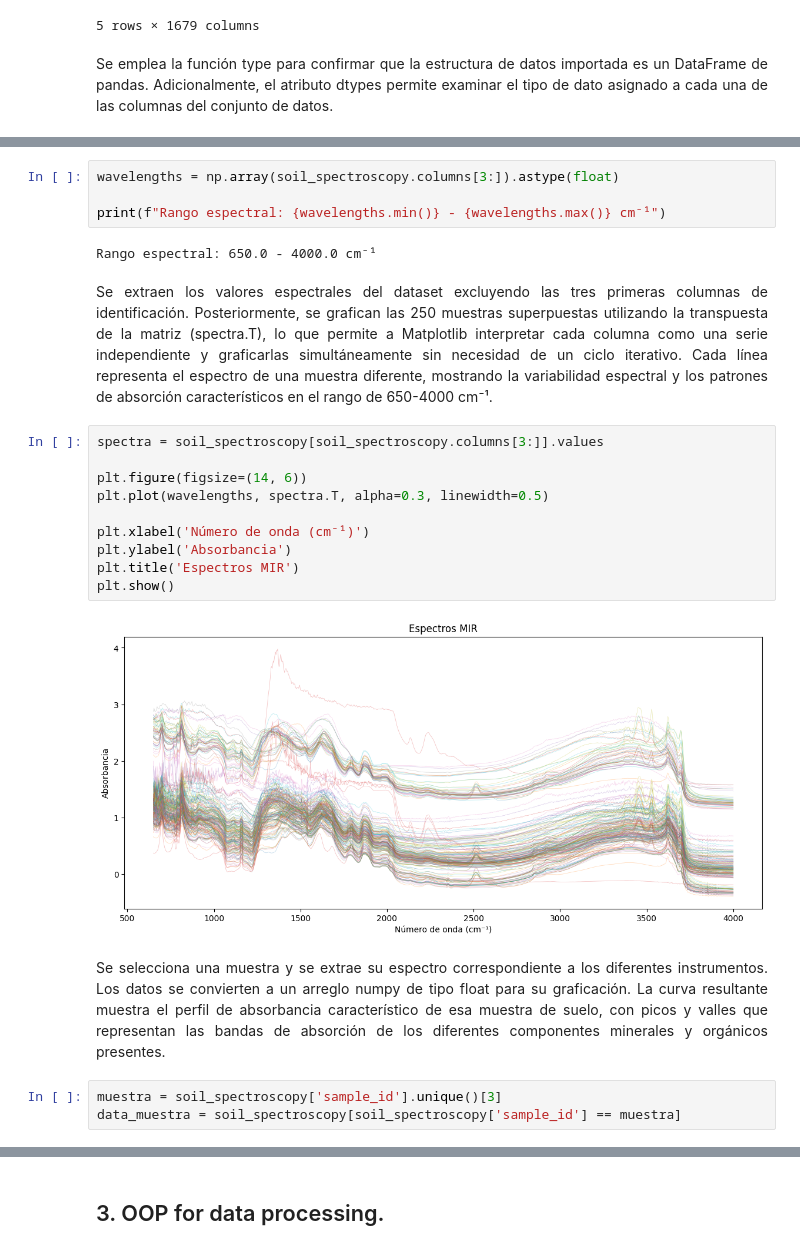
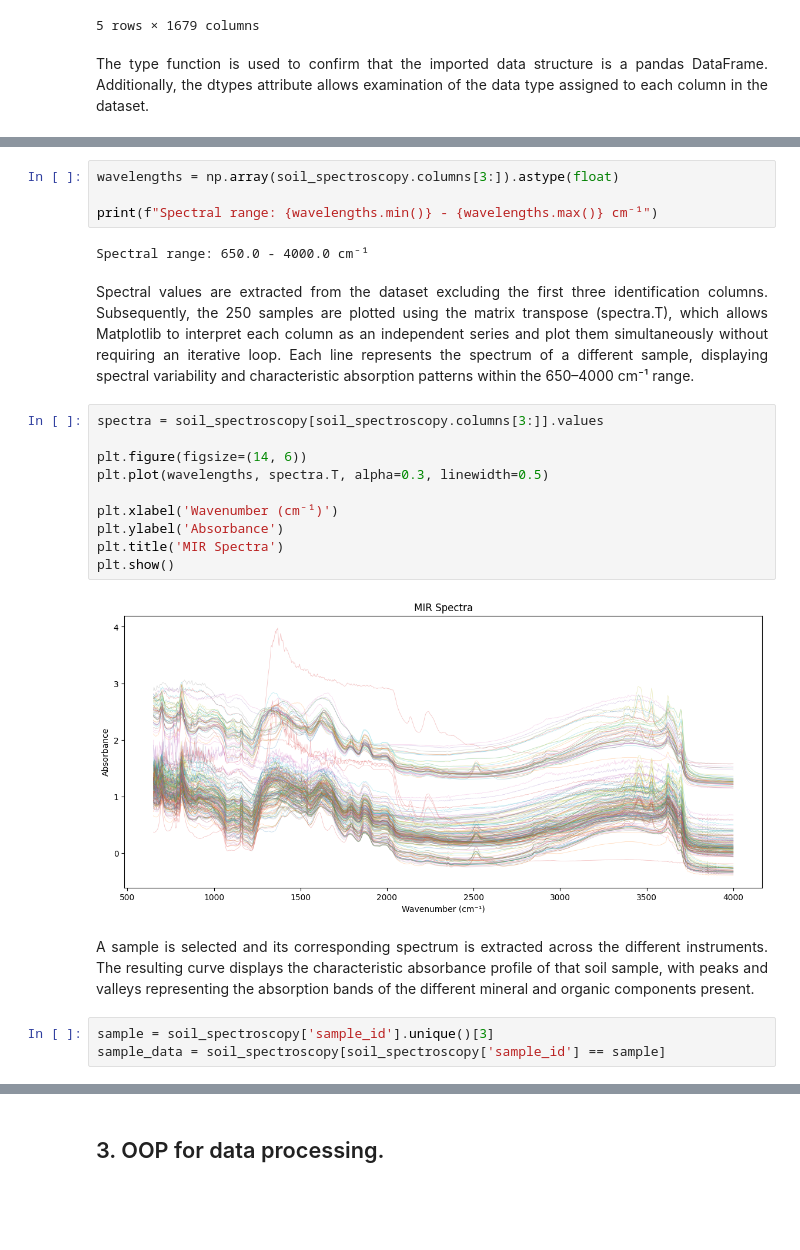
Before and after one commit to lucas-hernandez-02/scientific_programming, a Jupyter notebook: FIRST_LAB/FIRST_LAB.ipynb, the cells around one changed output, grey strips where cells are left out. Cells and saved outputs as stored; diff of their text form; blank space fills up the shorter version.

Commit message:
First_version

```diff
--- a/FIRST_LAB/FIRST_LAB.ipynb
+++ b/FIRST_LAB/FIRST_LAB.ipynb
@@ -87,7 +87,7 @@ soil_spectroscopy.head(5)
 5 rows × 1679 columns
 # %% [markdown]
 <p align="justify">
-Se emplea la función type para confirmar que la estructura de datos importada es un DataFrame de pandas. Adicionalmente, el atributo dtypes permite examinar el tipo de dato asignado a cada una de las columnas del conjunto de datos.
+The type function is used to confirm that the imported data structure is a pandas DataFrame. Additionally, the dtypes attribute allows examination of the data type assigned to each column in the dataset.
 </p>
 # %%
 print(type(soil_spectroscopy))
@@ -111,30 +111,30 @@ Length: 1679, dtype: object
 # %%
 wavelengths = np.array(soil_spectroscopy.columns[3:]).astype(float)
 
-print(f"Rango espectral: {wavelengths.min()} - {wavelengths.max()} cm⁻¹")
+print(f"Spectral range: {wavelengths.min()} - {wavelengths.max()} cm⁻¹")
 # %% [output]
-Rango espectral: 650.0 - 4000.0 cm⁻¹
+Spectral range: 650.0 - 4000.0 cm⁻¹
 # %% [markdown]
 <p align="justify">
-Se extraen los valores espectrales del dataset excluyendo las tres primeras columnas de identificación. Posteriormente, se grafican las 250 muestras superpuestas utilizando la transpuesta de la matriz (spectra.T), lo que permite a Matplotlib interpretar cada columna como una serie independiente y graficarlas simultáneamente sin necesidad de un ciclo iterativo. Cada línea representa el espectro de una muestra diferente, mostrando la variabilidad espectral y los patrones de absorción característicos en el rango de 650-4000 cm⁻¹.
+Spectral values are extracted from the dataset excluding the first three identification columns. Subsequently, the 250 samples are plotted using the matrix transpose (spectra.T), which allows Matplotlib to interpret each column as an independent series and plot them simultaneously without requiring an iterative loop. Each line represents the spectrum of a different sample, displaying spectral variability and characteristic absorption patterns within the 650–4000 cm⁻¹ range.
 </p>
 # %%
 spectra = soil_spectroscopy[soil_spectroscopy.columns[3:]].values
 
 plt.figure(figsize=(14, 6))
 plt.plot(wavelengths, spectra.T, alpha=0.3, linewidth=0.5)
 
-plt.xlabel('Número de onda (cm⁻¹)')
-plt.ylabel('Absorbancia')
-plt.title('Espectros MIR')
+plt.xlabel('Wavenumber (cm⁻¹)')
+plt.ylabel('Absorbance')
+plt.title('MIR Spectra')
 plt.show()
 # %% [output]
-[figure, old version]
+[figure, new version]
 # %% [markdown]
 <p align="justify">
-Se selecciona una muestra y se extrae su espectro correspondiente a los diferentes instrumentos. Los datos se convierten a un arreglo numpy de tipo float para su graficación. La curva resultante muestra el perfil de absorbancia característico de esa muestra de suelo, con picos y valles que representan las bandas de absorción de los diferentes componentes minerales y orgánicos presentes.
+A sample is selected and its corresponding spectrum is extracted across the different instruments. The resulting curve displays the characteristic absorbance profile of that soil sample, with peaks and valleys representing the absorption bands of the different mineral and organic components present.
 </p>
 # %%
-muestra = soil_spectroscopy['sample_id'].unique()[3]
-data_muestra = soil_spectroscopy[soil_spectroscopy['sample_id'] == muestra]
+sample = soil_spectroscopy['sample_id'].unique()[3]
+sample_data = soil_spectroscopy[soil_spectroscopy['sample_id'] == sample]
 # %%
```
Also changed, not shown: parts of 38 cells of this notebook.
